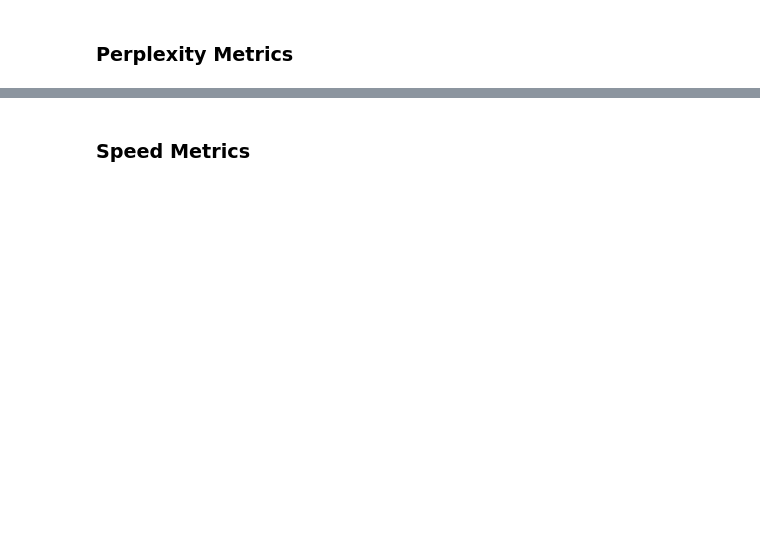
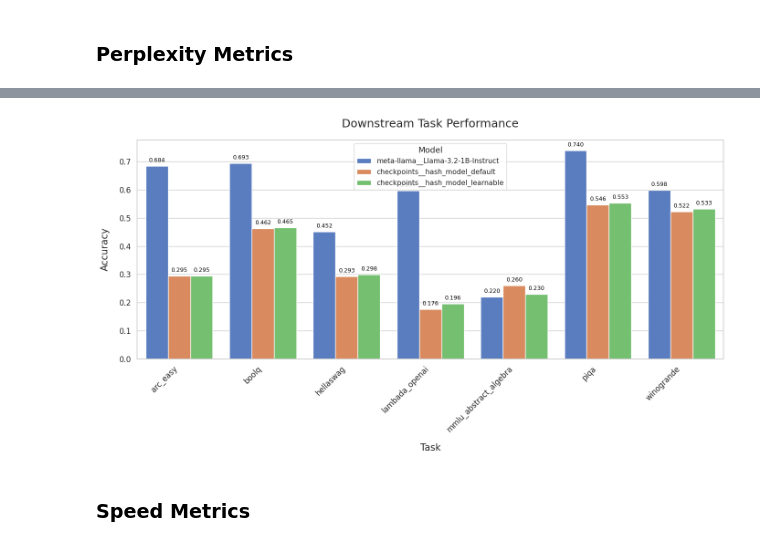
Before and after one commit to raayandhar/SCFA, a Jupyter notebook: experiments/monkeypatching.ipynb, the cells around one changed output, grey strips where cells are left out. Saved outputs shown, nothing was run; the diff lists cells and outputs as text; code cells hidden in the pictures; blank space fills up the shorter version.

```diff
--- a/experiments/monkeypatching.ipynb
+++ b/experiments/monkeypatching.ipynb
@@ -499,3 +521,73 @@ plt.show()
+# %%
+import os
+import json
+import seaborn as sns
+import matplotlib.pyplot as plt
+import pandas as pd
+from typing import List
+
+def extract_results(model_dir, model_path):
+    model_results_path = [f for f in os.listdir(os.path.join(model_dir, model_path)) if f.startswith("results")][0]
+    full_path = os.path.join(model_dir, model_path, model_results_path)
+    model_results = json.load(open(full_path))
+    extracted_data = []
+    for task_name, task_metrics in model_results["results"].items():
+        accuracy = task_metrics.get("acc,none")
+        if accuracy is not None:
+            extracted_data.append({
+                "Task": task_name,
+                "Model": model_path,
+                "Accuracy (acc,none)": float(accuracy) # Ensure accuracy is float
+            })
+        else:
+            print(f"Warning: 'acc,none' not found for task '{task_name}' in model '{full_path}'.")
+    return extracted_data
+
+def plot_results(result_dir: str, result_paths: List[str]):
+    all_data = []
+    for path in result_paths:
+        all_data.extend(extract_results(result_dir, path))
+    df = pd.DataFrame(all_data)
+
+    plt.figure(figsize=(14, 8)) # Increased figure size for better label spacing
+    sns.set_theme(style="whitegrid")
+
+    ax = sns.barplot(x="Task", y="Accuracy (acc,none)", hue="Model", data=df, palette="muted")
+
+    plt.title('Downstream Task Performance', fontsize=18, pad=20)
+    plt.xlabel('Task', fontsize=15, labelpad=15)
+    plt.ylabel('Accuracy', fontsize=15, labelpad=15)
+
+    # Rotate x-axis labels for better readability
+    plt.xticks(rotation=45, ha="right", fontsize=12)
+    plt.yticks(fontsize=12)
+
+    # Customize legend
+    plt.legend(title='Model', fontsize=11, title_fontsize=13)
+
+    # Add value labels on top of each bar
+    for p in ax.patches:
+        if p.get_height() > 0: # Only annotate bars with height > 0
+            ax.annotate(format(p.get_height(), '.3f'),
+                            (p.get_x() + p.get_width() / 2., p.get_height()),
+                            ha = 'center', va = 'center',
+                            xytext = (0, 9),
+                            textcoords = 'offset points',
+                            fontsize=9,
+                            color='black')
+
+    # Adjust layout to prevent labels from overlapping
+    plt.tight_layout(rect=[0, 0, 1, 0.96]) # Adjust rect to make space for title
+
+    # Display the plot
+    plt.show()
+
+plot_results(result_dir = "eval_results",
+             result_paths = ["meta-llama__Llama-3.2-1B-Instruct",
+                            "checkpoints__hash_model_default",
+                            "checkpoints__hash_model_learnable"])
+# %% [output]
+[figure, added]
 # %% [markdown]
 ### Speed Metrics
 # %%
```
Also changed, not shown: parts of 12 cells of this notebook, 5 other files.
